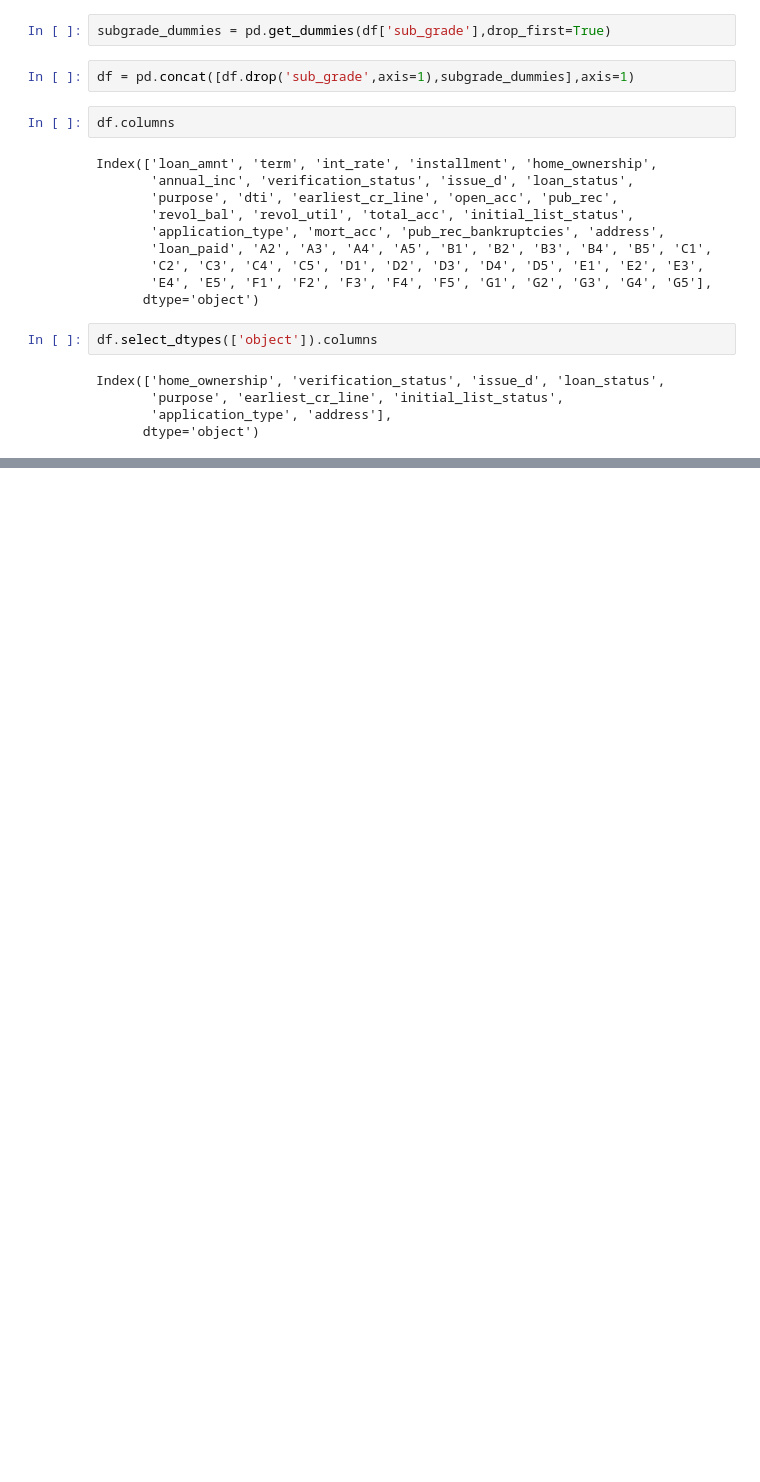
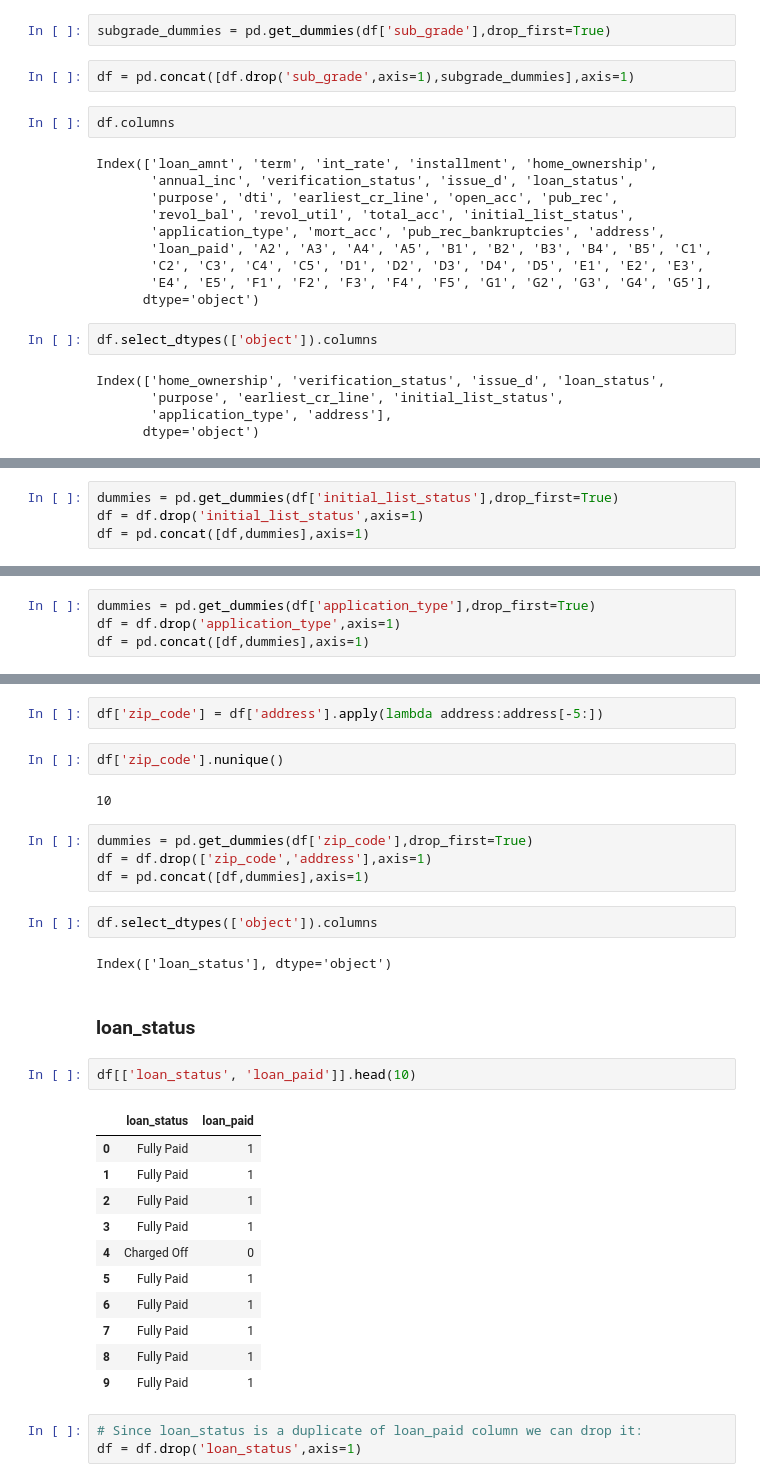
Before and after one commit to ShayanSafavi/ANN_Keras_TF2_Loan_Default, a Jupyter notebook: Keras-TF2-Loan-Default.ipynb, the cells around one changed output, grey strips where cells are left out. Drawn from its saved outputs; the diff is of its cells as text; blank space fills up the shorter version.

```diff
--- a/Keras-TF2-Loan-Default.ipynb
+++ b/Keras-TF2-Loan-Default.ipynb
@@ -1013,0 +1183,4 @@ Index(['home_ownership', 'verification_status', 'issue_d', 'loan_status',
+# %%
+dummies = pd.get_dummies(df['initial_list_status'],drop_first=True)
+df = df.drop('initial_list_status',axis=1)
+df = pd.concat([df,dummies],axis=1)
@@ -1013,0 +1206,4 @@ Index(['home_ownership', 'verification_status', 'issue_d', 'loan_status',
+# %%
+dummies = pd.get_dummies(df['application_type'],drop_first=True)
+df = df.drop('application_type',axis=1)
+df = pd.concat([df,dummies],axis=1)
@@ -1013,0 +1227,33 @@ Index(['home_ownership', 'verification_status', 'issue_d', 'loan_status',
+# %%
+df['zip_code'] = df['address'].apply(lambda address:address[-5:])
+# %%
+df['zip_code'].nunique()
+# %% [output]
+10
+# %%
+dummies = pd.get_dummies(df['zip_code'],drop_first=True)
+df = df.drop(['zip_code','address'],axis=1)
+df = pd.concat([df,dummies],axis=1)
+# %%
+df.select_dtypes(['object']).columns
+# %% [output]
+Index(['loan_status'], dtype='object')
+# %% [markdown]
+### loan_status
+# %%
+df[['loan_status', 'loan_paid']].head(10)
+# %% [output]
+|  | loan_status | loan_paid |
+| 0 | Fully Paid | 1 |
+| 1 | Fully Paid | 1 |
+| 2 | Fully Paid | 1 |
+| 3 | Fully Paid | 1 |
+| 4 | Charged Off | 0 |
+| 5 | Fully Paid | 1 |
+| 6 | Fully Paid | 1 |
+| 7 | Fully Paid | 1 |
+| 8 | Fully Paid | 1 |
+| 9 | Fully Paid | 1 |
+# %%
+# Since loan_status is a duplicate of loan_paid column we can drop it:
+df = df.drop('loan_status',axis=1)
```
Also changed, not shown: parts of 60 cells of this notebook.
